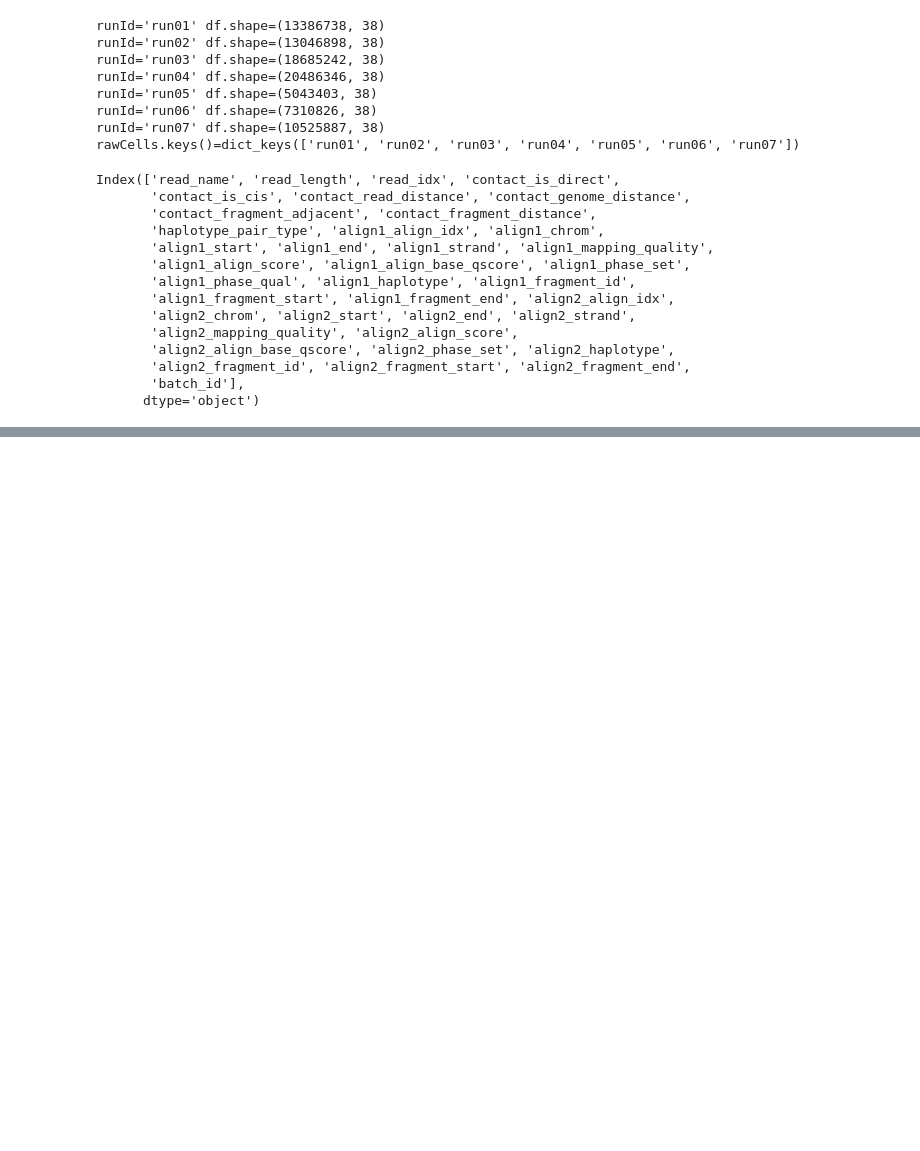
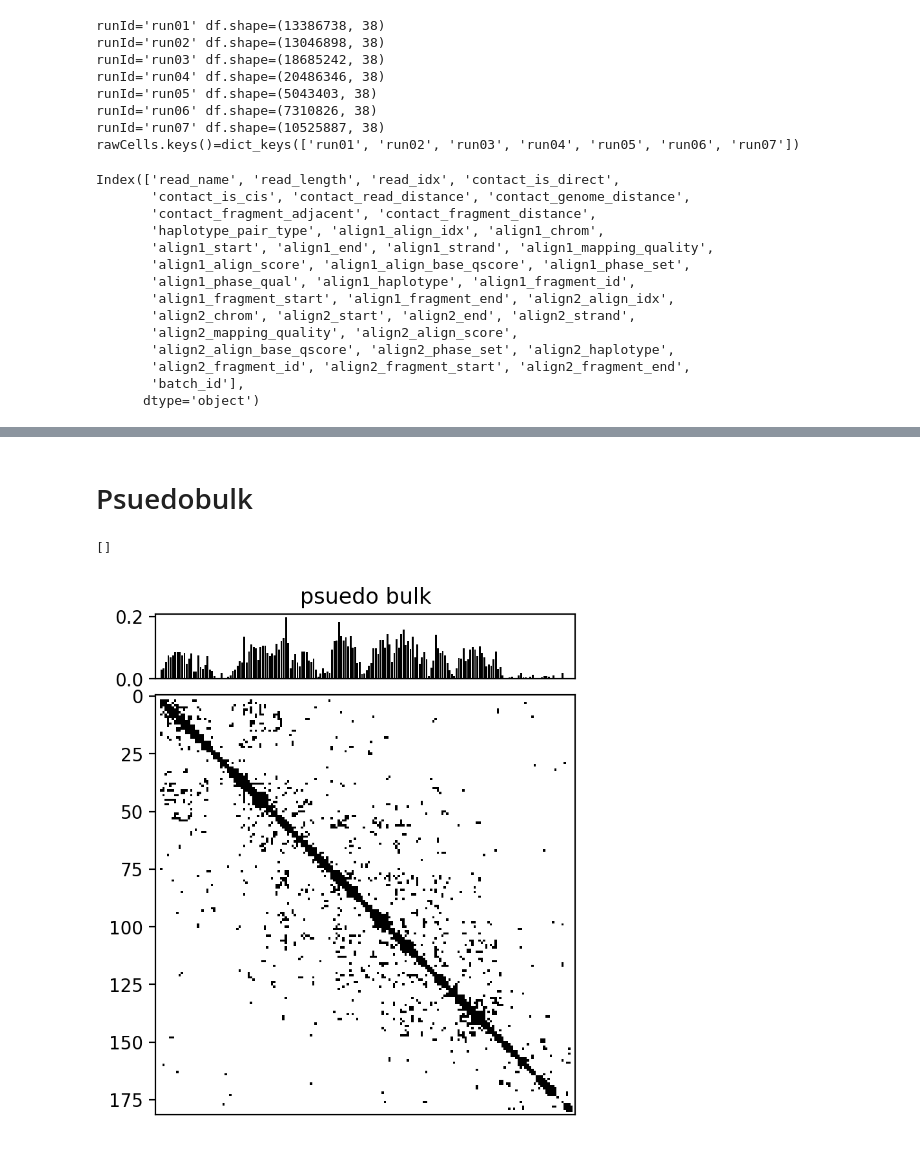
Before and after one commit to CooperStansbury/scPoreC-analysis, a Jupyter notebook: notebooks/network_analysis.ipynb, the cells around one changed output, grey strips where cells are left out. Saved outputs shown, nothing was run; the diff lists cells and outputs as text; code cells hidden in the pictures; blank space fills up the shorter version.

```diff
--- a/notebooks/network_analysis.ipynb
+++ b/notebooks/network_analysis.ipynb
@@ -220 +265,40 @@ array([[0., 0., 0., ..., 0., 0., 0.],
+# %% [markdown]
+# Psuedobulk
+# %%
+psuedoBulk = np.zeros((matrices['run01'].shape))
+
+for runId, A in matrices.items():
+    psuedoBulk = psuedoBulk + A
+
+
+plt.rcParams['figure.dpi'] = 200
+plt.rcParams['figure.figsize'] = 5, 5
+
+binaryBulk = np.where(psuedoBulk > 0, 1, 0)
+
+
+G = nx.from_numpy_array(binaryBulk)
+cent = nx.eigenvector_centrality(G, max_iter=1000)
+
+left, width = 0.1, 0.65
+bottom, height = 0.1, 0.65
+spacing = 0.025
+
+
+hicPlotSize = [left, bottom, width, height]
+centralityPlotSize = [left, bottom + height + spacing, width, 0.1]
+
+# start with a square Figure
+fig = plt.figure()
+
+ax1 = fig.add_axes(hicPlotSize)
+ax1.imshow(binaryBulk, cmap='binary')
+
+ax2 = fig.add_axes(centralityPlotSize, sharex=ax1)
+ax2.bar(cent.keys(), cent.values(), color='k')
+ax2.set_title('psuedo bulk')
+ax2.set_xticks([])
+# %% [output]
+[]
+[figure, added]
 # %%
```
Also changed, not shown: parts of 11 cells of this notebook, 1 other file.
